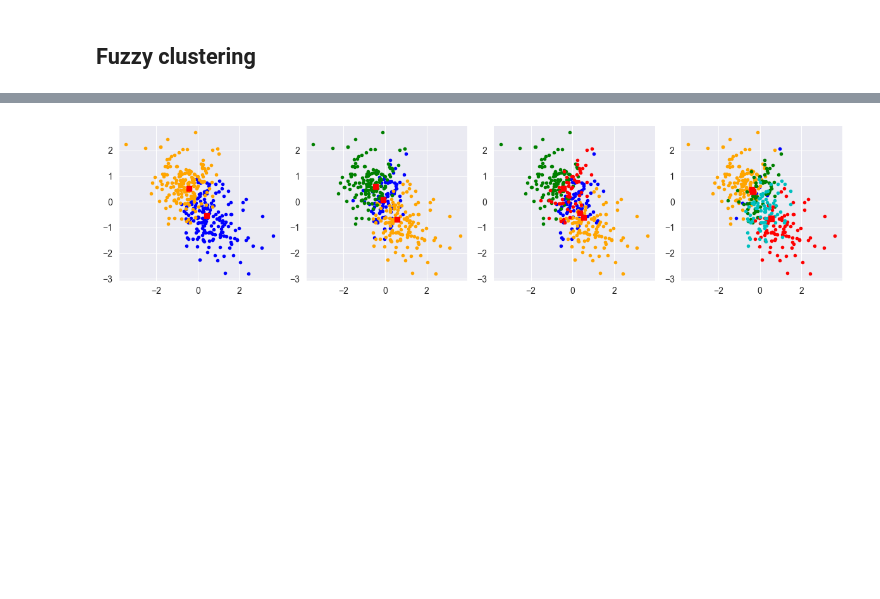
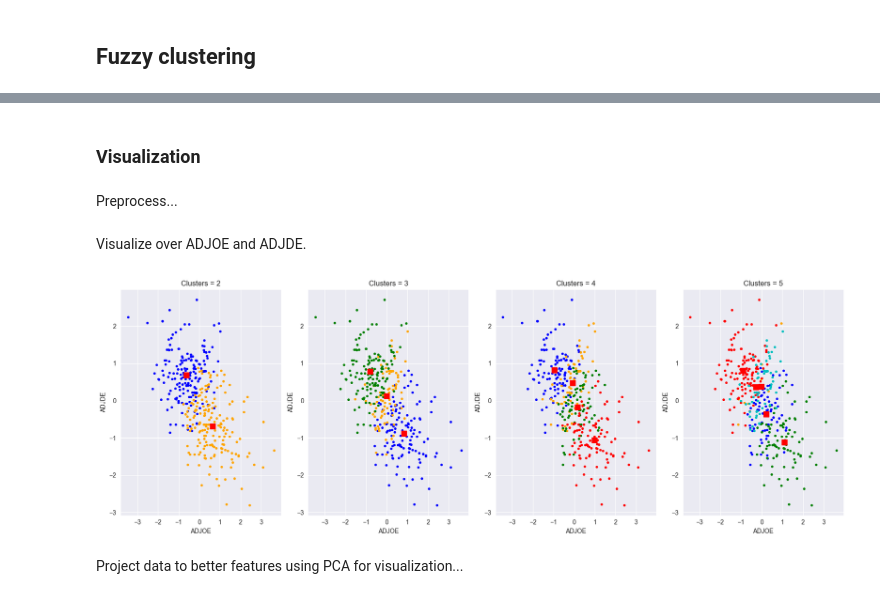
Before and after one commit to peetceenatoo/ncaa-mining, a Jupyter notebook: Scripts/Python/scikit_fuzzy_clustering.ipynb, the cells around one changed output, grey strips where cells are left out. Cells and saved outputs as stored; diff of their text form; code cells hidden in the pictures; blank space fills up the shorter version.

```diff
--- a/Scripts/Python/scikit_fuzzy_clustering.ipynb
+++ b/Scripts/Python/scikit_fuzzy_clustering.ipynb
@@ -73,0 +65,5 @@ df.head()
+# %%
+# Reset the index
+df = df.reset_index(drop=True)
+
+df.head()
@@ -91,36 +90,4 @@ Plot the FCM for different values of C.
-# %%
-# Get data as numpy array
-alldata = df.values.T
-
-# Set up the loop and plot
-fig1, axes1 = plt.subplots(1, 4, figsize=(12, 3))
-
-# Prepare colors
-colors = ['b', 'orange', 'g', 'r', 'c', 'm', 'y', 'k', 'Brown', 'ForestGreen']
-
-for ncenters, ax in enumerate(axes1.reshape(-1), 2):
-
-    # Init centers
-    u0 = []
-    for j in range(alldata.shape[1]):
-        # Get a random array of numbers between 0 and 1 that sum to 1
-        center = np.random.rand(ncenters)
-        center /= np.sum(center)  # Corrected line
-        u0.append(center)
-    u0 = np.array(u0).T
-
-    cntr, u, u0, d, jm, p, fpc = fuzz.cluster.cmeans(alldata, ncenters, 2, error=0.005, maxiter=1000, init=u0)
-
-    # Plot assigned clusters, for each data point in training set
-    cluster_center = np.argmax(u, axis=0)
-    for j in range(ncenters):
-        # Plot over ADJOE and ADJDE giving colors[j] to data such that their cluster_center == j
-        ax.plot(df['ADJOE'][cluster_center == j], df['ADJDE'][cluster_center == j], '.', color=colors[j])
-
-    # Mark the center of each fuzzy cluster
-    for pt in cntr:
-        ax.plot(pt[0], -pt[1], 'rs')
-
-fig1.tight_layout()
-# %% [output]
-[figure, removed]
+# %% [markdown]
+### Visualization
+# %% [markdown]
+Preprocess...
@@ -126,0 +134,28 @@ fig1.tight_layout()
+# %% [markdown]
+Visualize over ADJOE and ADJDE.
+# %%
+# One plot for each number of clusters
+fig1, axes1 = plt.subplots(1, num_clusters-1, figsize=(17, 6))
+
+for ncenters, ax in enumerate(axes1.reshape(-1), 2):
+
+    # Plot data
+    for j in range(ncenters):
+        # Plot over PC1 and PC2 data such that their cluster_center == j
+        ax.plot(df['ADJOE'][best[ncenters][1] == j], df['ADJDE'][best[ncenters][1] == j], '.', color=colors[j])
+
+    # Mark the center of each fuzzy cluster
+    for pt in best[ncenters][0]:
+        ax.plot(pt[2], pt[3], 'rs', markersize=8)
+
+    # Add title to the plot
+    ax.set_title('Clusters = {0}'.format(ncenters))
+    # Add labels to the plot
+    ax.set_xlabel('ADJOE')
+    ax.set_ylabel('ADJDE')
+
+fig1.tight_layout()
+# %% [output]
+[figure, added]
+# %% [markdown]
+Project data to better features using PCA for visualization...
```
Also changed, not shown: parts of 17 cells of this notebook.
